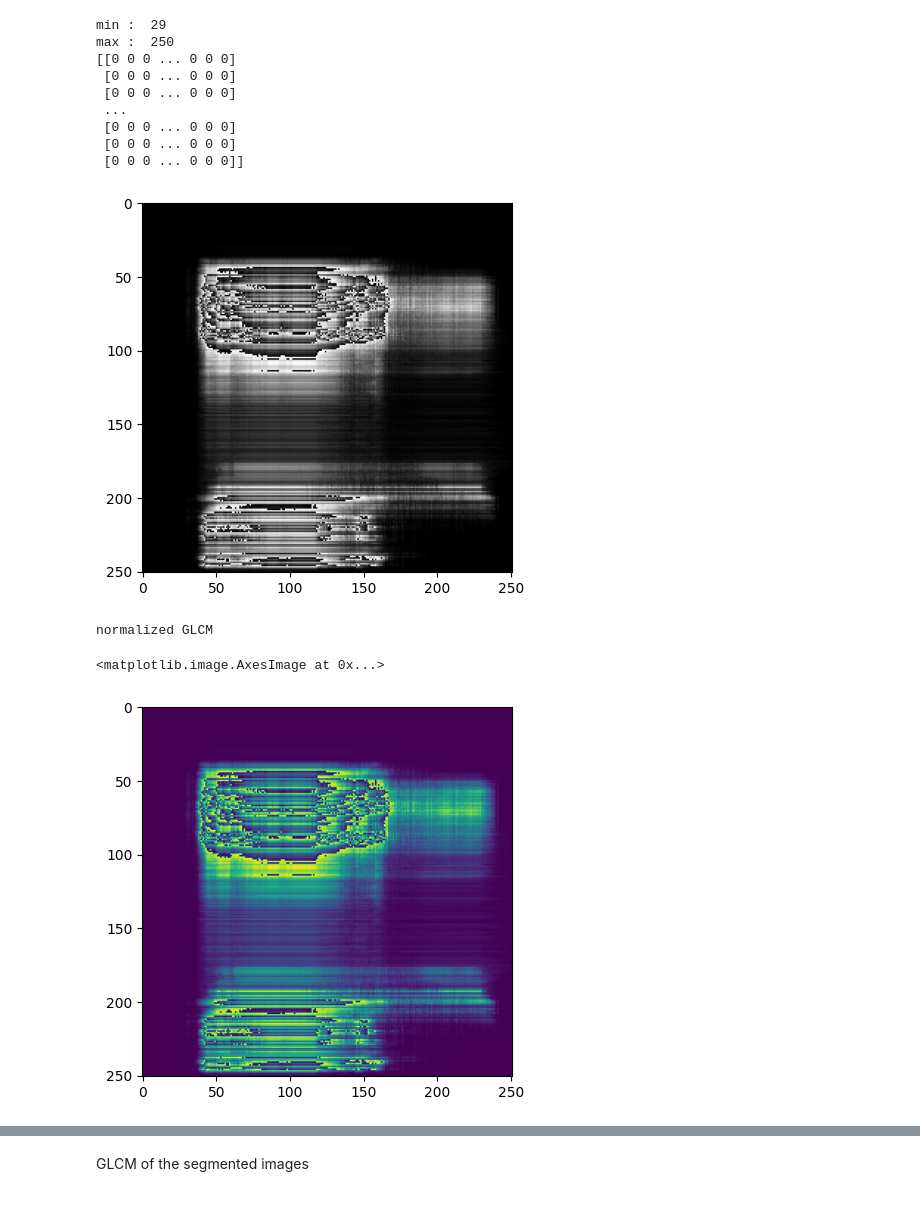
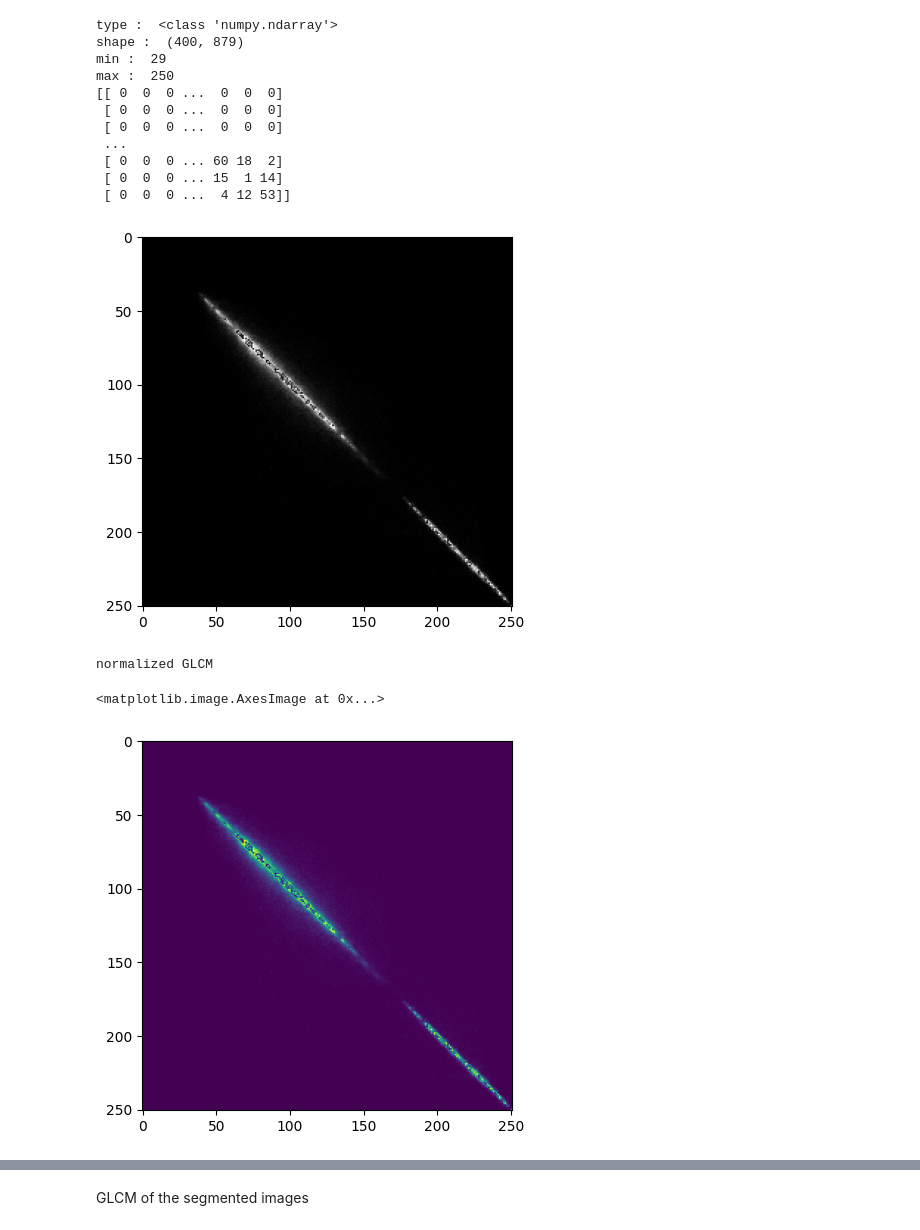
Before and after one commit to rtarun9/ComputerVision_ImageProcessing, a Jupyter notebook: texture_analysis/glcm.ipynb, the cells around one changed output, grey strips where cells are left out. Drawn from its saved outputs; the diff is of its cells as text; code cells hidden in the pictures.

```diff
--- a/texture_analysis/glcm.ipynb
+++ b/texture_analysis/glcm.ipynb
@@ -17,42 +19,46 @@ plt.imshow(frames[0])
 # %%
 def glcm(image, d):
+  print('type : ', type(image))
+  print('shape : ', image.shape)
   print('min : ', np.min(image))
   print('max : ', np.max(image))
 
   glcm_mat = np.zeros((np.max(image) + 1, np.max(image) + 1), dtype=np.uint8)
 
-  for x in range(image.shape[1]):
-      for y in range(image.shape[0]):
-        if x < image.shape[1] and y < image.shape[0] and x * d[0] + y * d[1] < image.shape[1] and x * d[0] + y * d[1] < image.shape[0]:
-              i = image[x, y]
-              j = image[x * d[0] + y * d[1]]
-              glcm_mat[i, j] = glcm_mat[i, j] + 1
+  for x in range(image.shape[1]-1):
+      for y in range(image.shape[0]-1):
+        if (x < image.shape[1]) and (y < image.shape[0]) and (x + d[0]) < image.shape[1] and (y + d[1]) < image.shape[0]:
+              i = image[y,x]
+              j = image[y + d[1],x+d[0]]
+              glcm_mat[j,i] = glcm_mat[j,i] + 1
 
   return glcm_mat
 
-glcm_mat = glcm(cv2.cvtColor(frames[0], cv2.COLOR_RGB2GRAY), [1, 1])
+glcm_mat = glcm(cv2.cvtColor(frames[0], cv2.COLOR_RGB2GRAY), [1,1])
 print(glcm_mat)
 plt.imshow(glcm_mat, cmap='gray')
 
 # Normalize the GLCM
 glcm_mat = glcm_mat / np.max(glcm_mat)
 plt.show()
 print('normalized GLCM')
 plt.imshow(glcm_mat * 255)
 # %% [output]
+type :  <class 'numpy.ndarray'>
+shape :  (400, 879)
 min :  29
 max :  250
-[[0 0 0 ... 0 0 0]
- [0 0 0 ... 0 0 0]
- [0 0 0 ... 0 0 0]
+[[ 0  0  0 ...  0  0  0]
+ [ 0  0  0 ...  0  0  0]
+ [ 0  0  0 ...  0  0  0]
  ...
- [0 0 0 ... 0 0 0]
- [0 0 0 ... 0 0 0]
- [0 0 0 ... 0 0 0]]
+ [ 0  0  0 ... 60 18  2]
+ [ 0  0  0 ... 15  1 14]
+ [ 0  0  0 ...  4 12 53]]
-[figure, old version]
+[figure, new version]
 normalized GLCM
 <matplotlib.image.AxesImage at 0x...>
-[figure, old version]
+[figure, new version]
 # %%
 glcm_mat = glcm(frames[1], [1, 1])
 print(glcm_mat)
```
Also changed, not shown: parts of 5 cells of this notebook, 22 other files.
